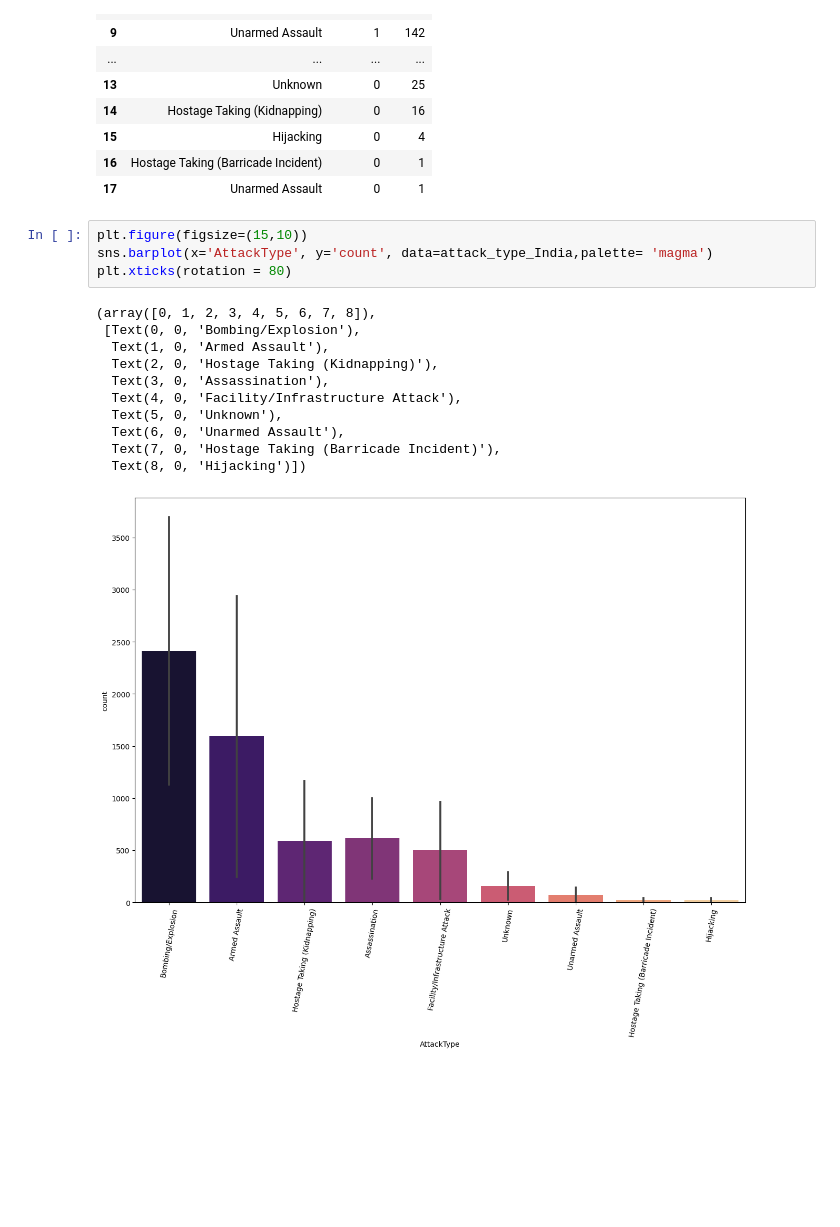
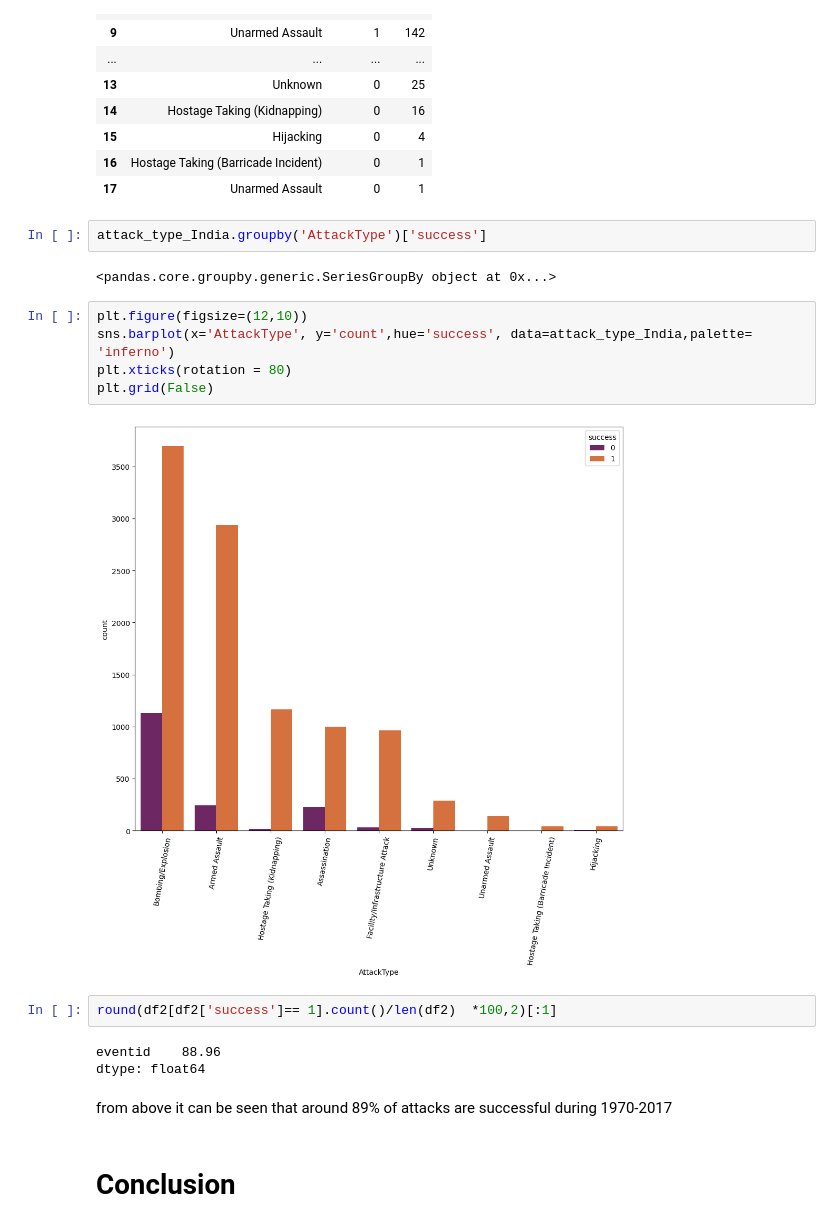
Before and after one commit to Gemini-Abhi/Machine-Learning-projects, a Jupyter notebook: Terrorism Project/Terrorism.ipynb, the cells around one changed output. Cells and saved outputs as stored; diff of their text form; blank space fills up the shorter version.

```diff
--- a/Terrorism Project/Terrorism.ipynb
+++ b/Terrorism Project/Terrorism.ipynb
@@ -557,19 +562,23 @@ attack_type_India
 | 15 | Hijacking | 0 | 4 |
 | 16 | Hostage Taking (Barricade Incident) | 0 | 1 |
 | 17 | Unarmed Assault | 0 | 1 |
+# %%
+attack_type_India.groupby('AttackType')['success']
+# %% [output]
+<pandas.core.groupby.generic.SeriesGroupBy object at 0x...>
 # %%
-plt.figure(figsize=(15,10))
-sns.barplot(x='AttackType', y='count', data=attack_type_India,palette= 'magma')
+plt.figure(figsize=(12,10))
+sns.barplot(x='AttackType', y='count',hue='success', data=attack_type_India,palette= 'inferno')
 plt.xticks(rotation = 80)
+plt.grid(False)
 # %% [output]
-(array([0, 1, 2, 3, 4, 5, 6, 7, 8]),
- [Text(0, 0, 'Bombing/Explosion'),
-  Text(1, 0, 'Armed Assault'),
-  Text(2, 0, 'Hostage Taking (Kidnapping)'),
-  Text(3, 0, 'Assassination'),
-  Text(4, 0, 'Facility/Infrastructure Attack'),
-  Text(5, 0, 'Unknown'),
-  Text(6, 0, 'Unarmed Assault'),
-  Text(7, 0, 'Hostage Taking (Barricade Incident)'),
-  Text(8, 0, 'Hijacking')])
-[figure, old version]
+[figure, new version]
+# %%
+round(df2[df2['success']== 1].count()/len(df2)  *100,2)[:1]
+# %% [output]
+eventid    88.96
+dtype: float64
+# %% [markdown]
+from above it can be seen that around 89% of attacks are successful during 1970-2017
+# %% [markdown]
+# Conclusion
```
Also changed, not shown: parts of 4 cells of this notebook.
